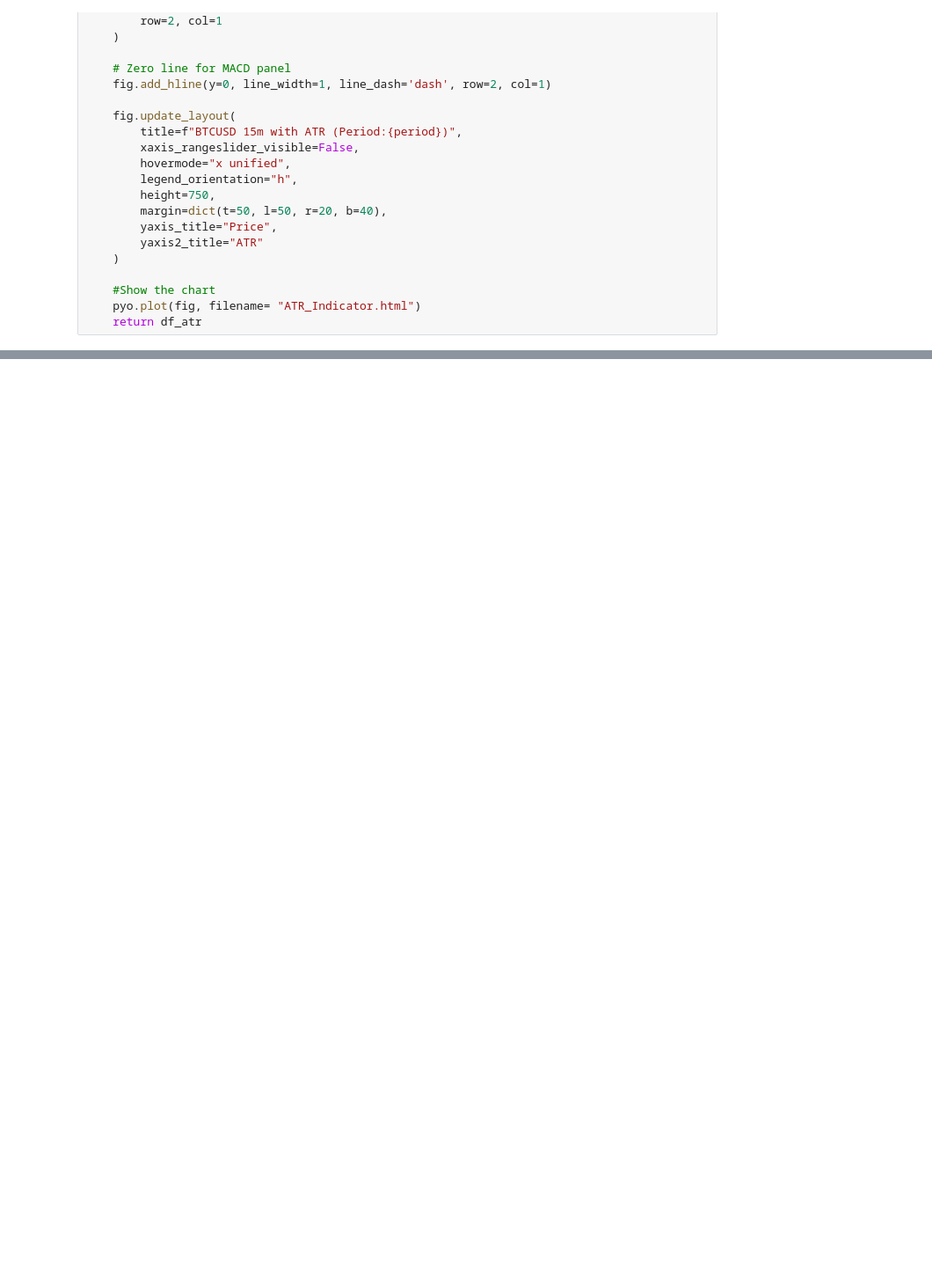
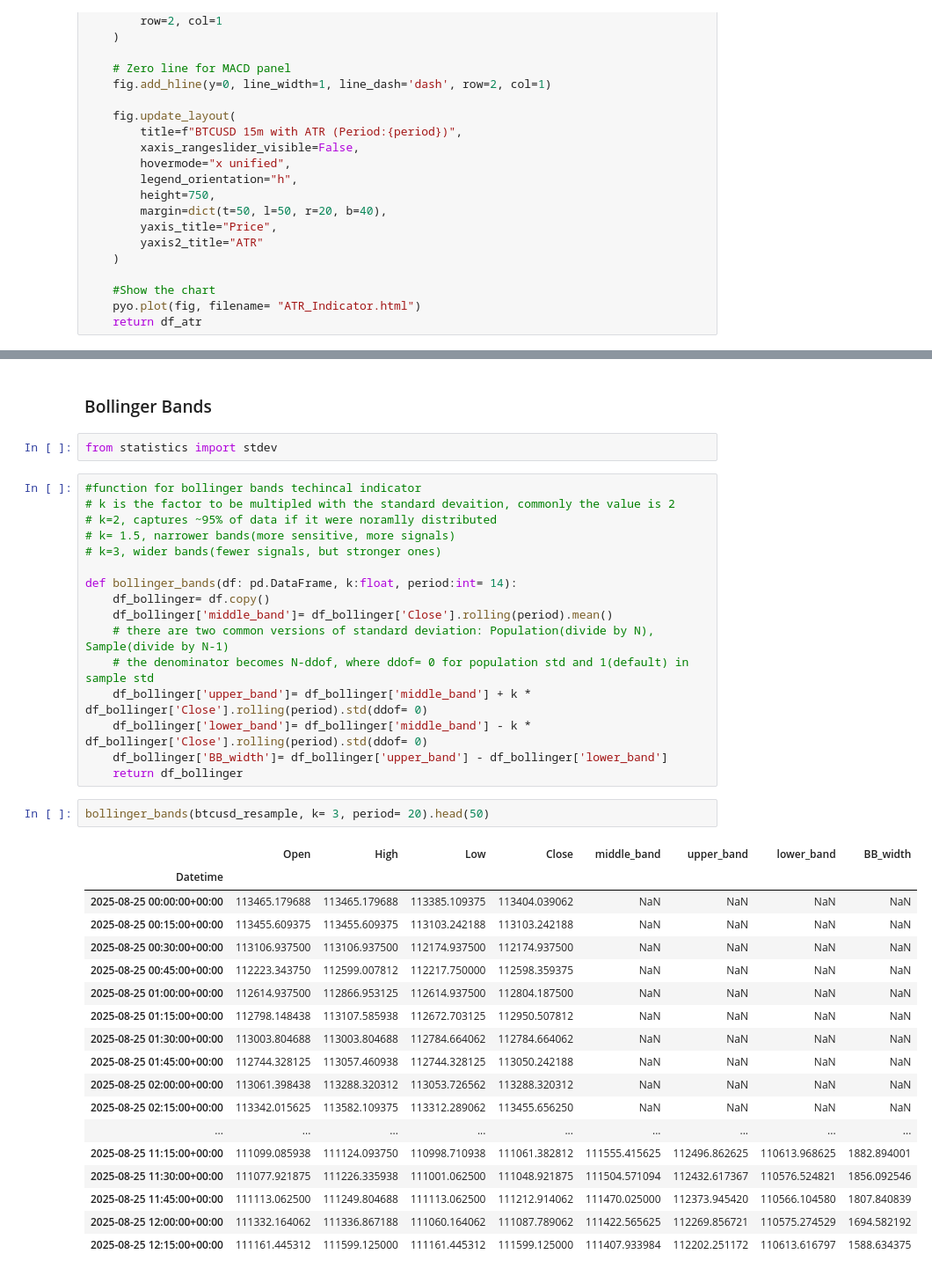
Before and after one commit to Namrota/trading_strategies, a Jupyter notebook: technical_indicators.ipynb, the cells around one changed output, grey strips where cells are left out. Shown at 88% size. Saved outputs shown, nothing was run; the diff lists cells and outputs as text; blank space fills up the shorter version.

Commit message:
added indicators for Bollinger bands

```diff
--- a/technical_indicators.ipynb
+++ b/technical_indicators.ipynb
@@ -419,0 +420,41 @@ atr_indicator(btcusd_resample, period=14).head(50)
+# %% [markdown]
+### Bollinger Bands
+# %%
+from statistics import stdev
+# %%
+#function for bollinger bands techincal indicator
+# k is the factor to be multipled with the standard devaition, commonly the value is 2
+# k=2, captures ~95% of data if it were noramlly distributed
+# k= 1.5, narrower bands(more sensitive, more signals)
+# k=3, wider bands(fewer signals, but stronger ones)
+
+def bollinger_bands(df: pd.DataFrame, k:float, period:int= 14):
+    df_bollinger= df.copy()
+    df_bollinger['middle_band']= df_bollinger['Close'].rolling(period).mean()
+    # there are two common versions of standard deviation: Population(divide by N), Sample(divide by N-1)
+    # the denominator becomes N-ddof, where ddof= 0 for population std and 1(default) in sample std
+    df_bollinger['upper_band']= df_bollinger['middle_band'] + k * df_bollinger['Close'].rolling(period).std(ddof= 0)
+    df_bollinger['lower_band']= df_bollinger['middle_band'] - k * df_bollinger['Close'].rolling(period).std(ddof= 0)
+    df_bollinger['BB_width']= df_bollinger['upper_band'] - df_bollinger['lower_band']
+    return df_bollinger
+# %%
+bollinger_bands(btcusd_resample, k= 3, period= 20).head(50)
+# %% [output]
+|  | Open | High | Low | Close | middle_band | upper_band | lower_band | BB_width |
+| Datetime |  |  |  |  |  |  |  |  |
+| 2025-08-25 00:00:00+00:00 | 113465.179688 | 113465.179688 | 113385.109375 | 113404.039062 | NaN | NaN | NaN | NaN |
+| 2025-08-25 00:15:00+00:00 | 113455.609375 | 113455.609375 | 113103.242188 | 113103.242188 | NaN | NaN | NaN | NaN |
+| 2025-08-25 00:30:00+00:00 | 113106.937500 | 113106.937500 | 112174.937500 | 112174.937500 | NaN | NaN | NaN | NaN |
+| 2025-08-25 00:45:00+00:00 | 112223.343750 | 112599.007812 | 112217.750000 | 112598.359375 | NaN | NaN | NaN | NaN |
+| 2025-08-25 01:00:00+00:00 | 112614.937500 | 112866.953125 | 112614.937500 | 112804.187500 | NaN | NaN | NaN | NaN |
+| 2025-08-25 01:15:00+00:00 | 112798.148438 | 113107.585938 | 112672.703125 | 112950.507812 | NaN | NaN | NaN | NaN |
+| 2025-08-25 01:30:00+00:00 | 113003.804688 | 113003.804688 | 112784.664062 | 112784.664062 | NaN | NaN | NaN | NaN |
+| 2025-08-25 01:45:00+00:00 | 112744.328125 | 113057.460938 | 112744.328125 | 113050.242188 | NaN | NaN | NaN | NaN |
+| 2025-08-25 02:00:00+00:00 | 113061.398438 | 113288.320312 | 113053.726562 | 113288.320312 | NaN | NaN | NaN | NaN |
+| 2025-08-25 02:15:00+00:00 | 113342.015625 | 113582.109375 | 113312.289062 | 113455.656250 | NaN | NaN | NaN | NaN |
+| ... | ... | ... | ... | ... | ... | ... | ... | ... |
+| 2025-08-25 11:15:00+00:00 | 111099.085938 | 111124.093750 | 110998.710938 | 111061.382812 | 111555.415625 | 112496.862625 | 110613.968625 | 1882.894001 |
+| 2025-08-25 11:30:00+00:00 | 111077.921875 | 111226.335938 | 111001.062500 | 111048.921875 | 111504.571094 | 112432.617367 | 110576.524821 | 1856.092546 |
+| 2025-08-25 11:45:00+00:00 | 111113.062500 | 111249.804688 | 111113.062500 | 111212.914062 | 111470.025000 | 112373.945420 | 110566.104580 | 1807.840839 |
+| 2025-08-25 12:00:00+00:00 | 111332.164062 | 111336.867188 | 111060.164062 | 111087.789062 | 111422.565625 | 112269.856721 | 110575.274529 | 1694.582192 |
+| 2025-08-25 12:15:00+00:00 | 111161.445312 | 111599.125000 | 111161.445312 | 111599.125000 | 111407.933984 | 112202.251172 | 110613.616797 | 1588.634375 |
```
Also changed, not shown: parts of 10 cells of this notebook.
